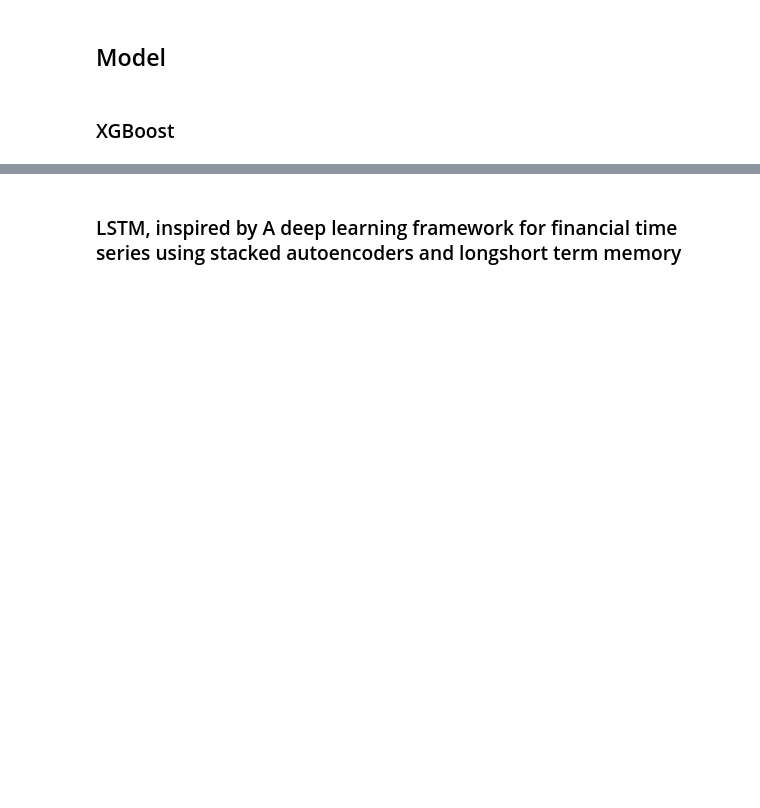
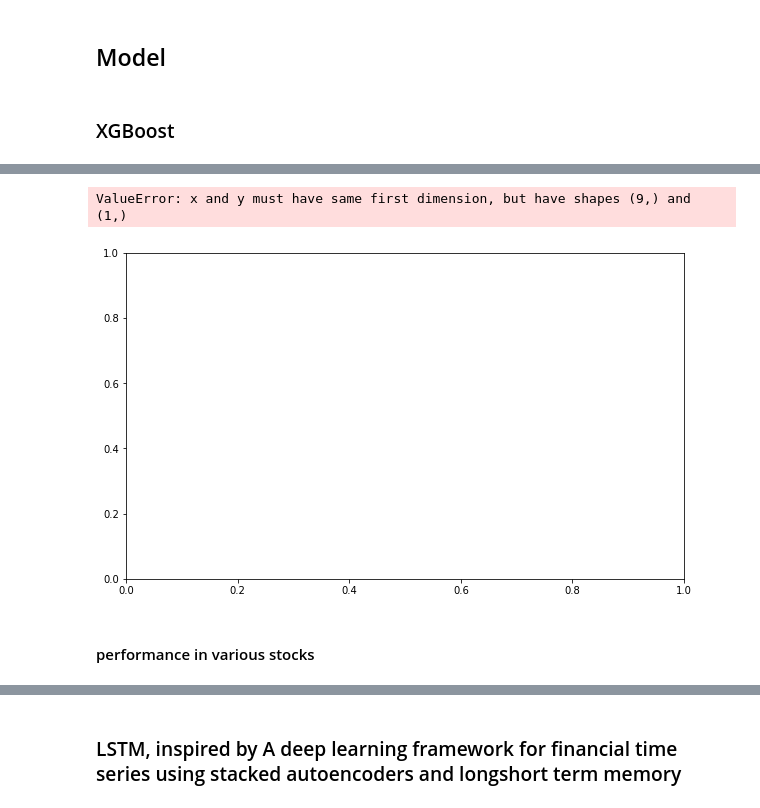
Before and after one commit to howie-zeng/Analyzing-Retail-Sentiment-and-Detecting-Trading-Signals, a Jupyter notebook: Stock_Analysis_Prediction/Stock/model_signal.ipynb, the cells around one changed output, grey strips where cells are left out. Drawn from its saved outputs; the diff is of its cells as text; code cells hidden in the pictures; blank space fills up the shorter version.

```diff
--- a/Stock_Analysis_Prediction/Stock/model_signal.ipynb
+++ b/Stock_Analysis_Prediction/Stock/model_signal.ipynb
@@ -121,0 +125,18 @@ xgboost_stock_predictor.trading_strategy(window_size=window_size, starting_funds
+# %%
+fromDate = "2010-01-01"
+toDate = '2023-01-01'
+stock = 'AAPL'
+window_sizes = [5, 10, 20, 40, 80, 160, 320, 640, 1280, 2560]
+late = 5
+starting_funds = 50000
+loss_fn = 'reg:squarederror'  # 'reg:pseudohubererror'
+
+mape_values = []
+
+with SuppressFutureWarnings():
+    xgboost_model = XGBoostModel(loss_fn)
+    for window in window_sizes:
+        xgboost_stock_predictor = StockPredictor(stock_data, xgboost_model, stock=stock, fromDate=fromDate, toDate=toDate, window_size=window, late=late)
+        xgboost_stock_predictor.fit_predict()
+        xgboost_stock_predictor.print_metrics()
+        mape_values.append(xgboost_stock_predictor.MAPE)
@@ -121,0 +174,13 @@ xgboost_stock_predictor.trading_strategy(window_size=window_size, starting_funds
+# %%
+plt.figure(figsize=(10, 6))
+plt.plot(window_sizes[:len(mape_values)], mape_values, marker='o', linestyle='-')
+plt.xlabel('Window Size')
+plt.ylabel('MAPE')
+plt.title('Effect of Window Size on MAPE')
+plt.grid(True)
+plt.show()
+# %% [output]
+ValueError: x and y must have same first dimension, but have shapes (9,) and (1,)
+[figure, added]
+# %% [markdown]
+#### performance in various stocks
```
Also changed, not shown: parts of 8 cells of this notebook, 1 other file.
